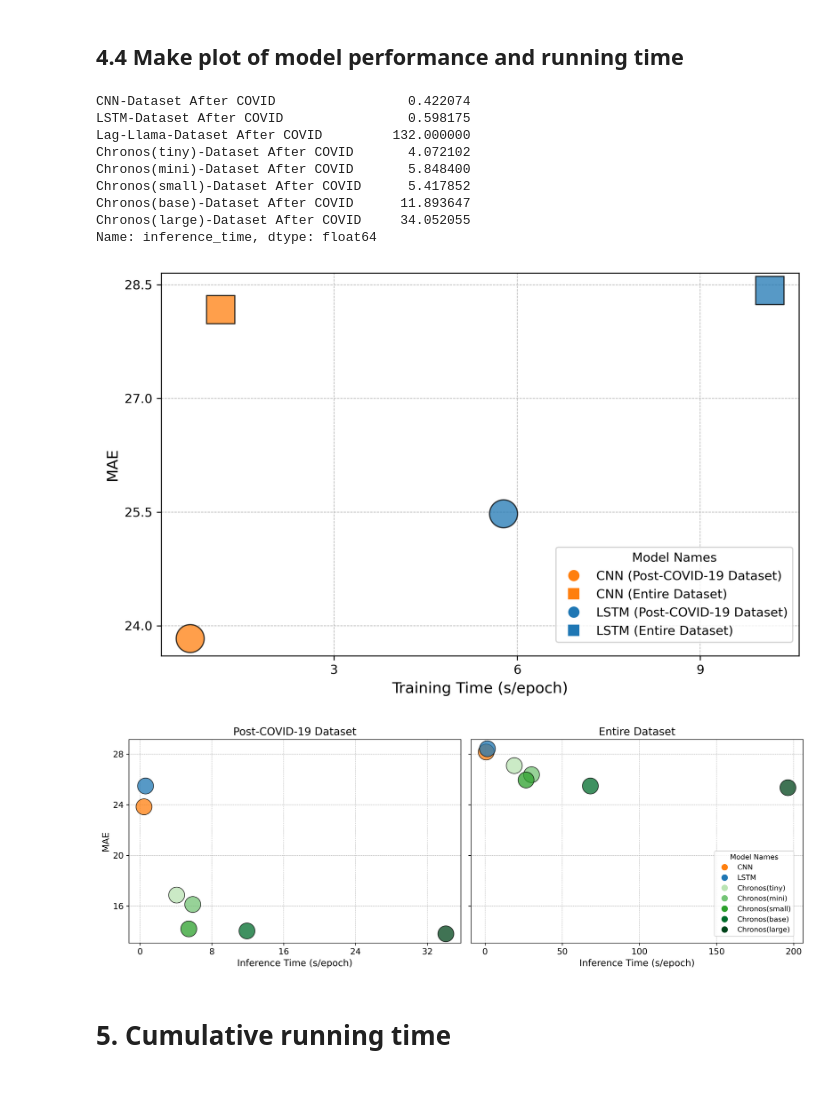
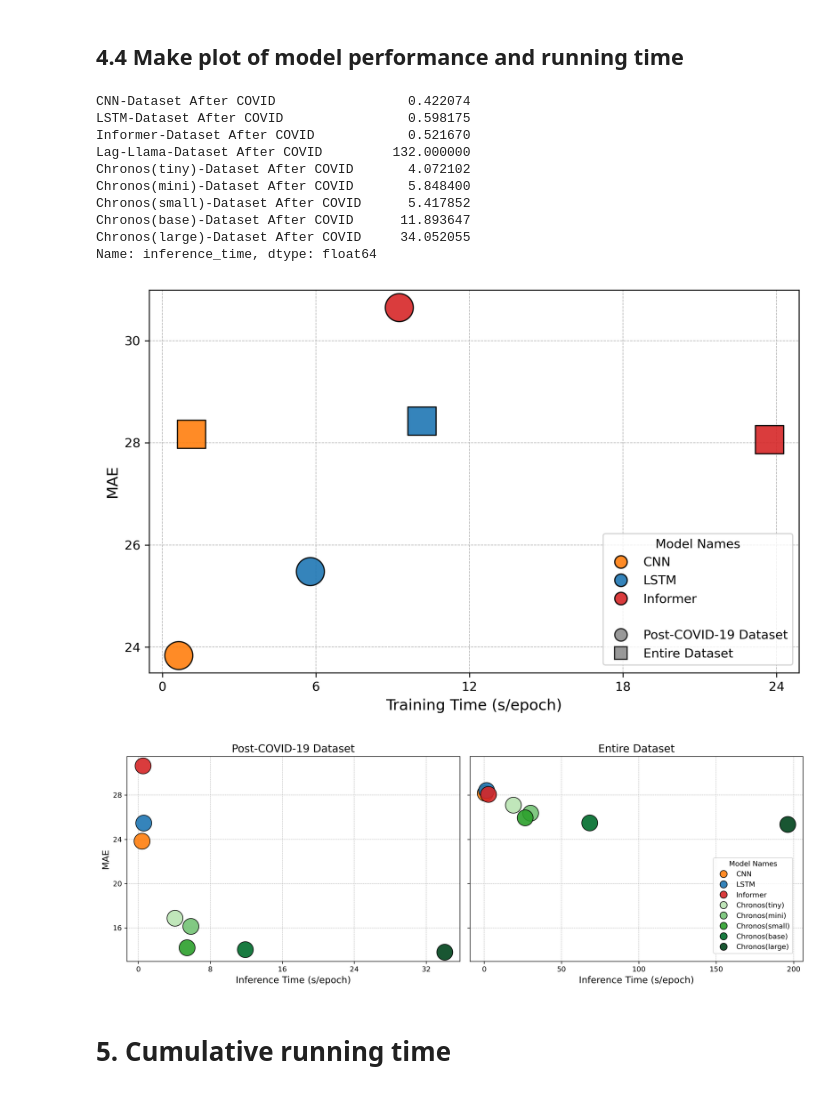
Before and after one commit to YueLi-0816/traffic_prediction, a Jupyter notebook: parameter_cal.ipynb, the cells around one changed output. Cells and saved outputs as stored; diff of their text form; code cells hidden in the pictures.

```diff
--- a/parameter_cal.ipynb
+++ b/parameter_cal.ipynb
@@ -1412,7 +1309,7 @@ df_informer_time_after_covid = pd.read_csv('transformer/running_time_informer_af
 df_informer_time_entire = pd.read_csv('transformer/running_time_informer_entire_data.csv')
 # %%
 mean_informer_time_after_covid = df_informer_time_after_covid[['training_time','inference_time']].mean().to_frame(name='Informer-Dataset After COVID')
-mean_informer_time_entire = df_informer_time_entire[['training_time','inference_time']].mean().to_frame(name='Informer-Dataset Entire Dataset')
+mean_informer_time_entire = df_informer_time_entire[['training_time','inference_time']].mean().to_frame(name='Informer-Entire Dataset')
 mean_informer_time = mean_informer_time_after_covid.join(mean_informer_time_entire)
 mean_informer_time.rename(index={'training_time': 'avg_training_time'}, inplace=True)
 mean_informer_time
@@ -1513,6 +1410,8 @@ all_time_T
 |  | CNN-Dataset After COVID | CNN-Entire Dataset | LSTM-Dataset After COVID | LSTM-Entire Dataset | ... |
 | avg_training_time | 0.640471 | 1.144112 | 5.776305 | 10.142292 | ... |
 | inference_time | 0.422074 | 0.619869 | 0.598175 | 1.486497 | ... |
+# %%
+all_time_T = pd.concat([all_time_T, mean_informer_time], axis=1)
 # %%
 perform_time_all = pd.concat([all_time_T, mean_perform_all], sort=False)
 perform_time_all
@@ -1528,14 +1427,14 @@ perform_time_all
 # %%
 # Splitting the data into two separate sets: After COVID and Entire Dataset
 after_covid_cols = [
-    'CNN-Dataset After COVID', 'LSTM-Dataset After COVID',
+    'CNN-Dataset After COVID', 'LSTM-Dataset After COVID', 'Informer-Dataset After COVID',
     'Lag-Llama-Dataset After COVID', 'Chronos(tiny)-Dataset After COVID',
     'Chronos(mini)-Dataset After COVID', 'Chronos(small)-Dataset After COVID',
     'Chronos(base)-Dataset After COVID', 'Chronos(large)-Dataset After COVID'
 ]
 
 entire_dataset_cols = [
-    'CNN-Entire Dataset', 'LSTM-Entire Dataset',
+    'CNN-Entire Dataset', 'LSTM-Entire Dataset', 'Informer-Entire Dataset',
     'Lag-Llama-Entire Dataset', 'Chronos(tiny)-Entire Dataset',
     'Chronos(mini)-Entire Dataset', 'Chronos(small)-Entire Dataset',
     'Chronos(base)-Entire Dataset', 'Chronos(large)-Entire Dataset'
@@ -1555,6 +1454,7 @@ inference_time_after_covid
 # %% [output]
 CNN-Dataset After COVID                 0.422074
 LSTM-Dataset After COVID                0.598175
+Informer-Dataset After COVID            0.521670
 Lag-Llama-Dataset After COVID         132.000000
 Chronos(tiny)-Dataset After COVID       4.072102
 Chronos(mini)-Dataset After COVID       5.848400
@@ -1564,13 +1464,14 @@ Chronos(large)-Dataset After COVID     34.052055
 Name: inference_time, dtype: float64
 # %%
 import matplotlib.ticker as ticker
+from matplotlib.lines import Line2D
 # Define colors for different models
-model_names = [
-    "CNN", "LSTM"]
+model_names = ["CNN", "LSTM", 'Informer']
 
 model_colors = {
     "CNN": "#ff7f0e",
-    "LSTM": "#1f77b4"
+    "LSTM": "#1f77b4",
+    'Informer': '#d62728'
 }
 
 # Assign colors based on model names
@@ -1579,45 +1480,59 @@ colors_entire_dataset = [model_colors[model] for model in model_names]
 
 # Create a single plot combining After COVID and Entire Dataset
 fig, ax = plt.subplots(figsize=(8, 5), dpi=300)
 
 # Ensure grid is behind the scatter points
 ax.set_axisbelow(True)
 
 # Plot "After COVID" data (circle markers)
 for model, color, x, y in zip(model_names, colors_after_covid, training_time_after_covid, performance_metrics_after_covid['MAE']):
-    ax.scatter(x, y, label=f"{model} (Post-COVID-19 Dataset)", marker='o', s=500, color=color, edgecolors='black', alpha=0.75)
+    ax.scatter(x, y, label=f"{model} (Post-COVID-19 Dataset)", marker='o', s=500, color=color, edgecolors='black', alpha=0.9)
 
 # Plot "Entire Dataset" data (square markers)
 for model, color, x, y in zip(model_names, colors_entire_dataset, training_time_entire_dataset, performance_metrics_entire_dataset['MAE']):
-    ax.scatter(x, y, label=f"{model} (Entire Dataset)", marker='s', s=500, color=color, edgecolors='black', alpha=0.75)
+    ax.scatter(x, y, label=f"{model} (Entire Dataset)", marker='s', s=500, color=color, edgecolors='black', alpha=0.9)
 
 #ax.set_title('Training Time vs MAE (Post-COVID-19 & Entire Dataset)')
 ax.set_xlabel('Training Time (s/epoch)', fontsize=12)
 ax.set_ylabel('MAE', fontsize=12)
 ax.grid(True, linestyle='--', linewidth=0.5)
 
 # Adjust x-axis and y-axis grid frequency
 ax.xaxis.set_major_locator(ticker.MaxNLocator(nbins=5, integer=True))
 ax.yaxis.set_major_locator(ticker.MaxNLocator(nbins=5))
 
 # Create a custom legend with distinct markers for After COVID (circle) and Entire Dataset (square)
 legend_handles = []
+# Section 1: Model colors (using gray circles to show color only)
 for model, color in model_colors.items():
-    legend_handles.append(plt.Line2D([0], [0], marker='o', color='w', markerfacecolor=color, markersize=10, label=f"{model} (Post-COVID-19 Dataset)"))
-    legend_handles.append(plt.Line2D([0], [0], marker='s', color='w', markerfacecolor=color, markersize=10, label=f"{model} (Entire Dataset)"))
+    legend_handles.append(Line2D([0], [0], marker='o', color='w',
+                                 markerfacecolor=color, markeredgecolor='black',
+                                 markersize=10, label=model, alpha=0.9))
 
-ax.legend(handles=legend_handles, title="Model Names", loc='upper right', bbox_to_anchor=(1, 0.3))
+# Add a spacer
+legend_handles.append(Line2D([0], [0], marker='none', color='w', label='',alpha=0))
+
+# Section 2: Dataset shapes (using gray color to show shape only)
+legend_handles.append(Line2D([0], [0], marker='o', color='w',
+                             markerfacecolor='gray', markeredgecolor='black',
+                             markersize=10, label='Post-COVID-19 Dataset', alpha=0.8))
+legend_handles.append(Line2D([0], [0], marker='s', color='w',
+                             markerfacecolor='gray', markeredgecolor='black',
+                             markersize=10, label='Entire Dataset', alpha=0.8))
+
+ax.legend(handles=legend_handles, title="Model Names", loc='upper right', bbox_to_anchor=(1, 0.38))
 
 plt.tight_layout()
 plt.show()
 # %% [output]
-[figure, old version]
+[figure, new version]
 # %%
 import matplotlib.ticker as ticker
 
 model_colors = {
     "CNN": "#ff7f0e",
     "LSTM": "#1f77b4",
+    'Informer': '#d62728',
     "Lag-Llama": "green",
     "Chronos(tiny)": "purple",
     "Chronos(mini)": "orange",
@@ -1627,7 +1542,7 @@ model_colors = {
 }
 
 model_names = [
-    "CNN", "LSTM", "Lag-Llama", "Chronos(tiny)",
+    "CNN", "LSTM", "Lag-Llama", 'Informer', "Chronos(tiny)",
     "Chronos(mini)", "Chronos(small)", "Chronos(base)", "Chronos(large)"
 ]
 
@@ -1661,22 +1576,22 @@ axs[1].set_axisbelow(True)
 # Plot "After COVID" data without Lag-Llama and without jitter
 for model, color, x, y in zip(filtered_model_names, filtered_colors_after_covid,
                                filtered_inference_time_after_covid, filtered_mae_after_covid):
-    axs[0].scatter(x, y, label=model, marker='o', s=500, color=color, edgecolors='black', alpha=0.75)
+    axs[0].scatter(x, y, label=model, marker='o', s=500, color=color, edgecolors='black', alpha=0.9)
 
 axs[0].set_title('Post-COVID-19 Dataset', fontsize=15)
 axs[0].set_xlabel('Inference Time (s/epoch)', fontsize=13)
 axs[0].set_ylabel('MAE', fontsize=13)
-axs[0].tick_params(axis='both', labelsize=12)
+axs[0].tick_params(axis='both', labelsize=10)
 axs[0].grid(True, linestyle='--', linewidth=0.5)
 
 # Plot "Entire Dataset" data without Lag-Llama and without jitter
 for model, color, x, y in zip(filtered_model_names, filtered_colors_entire_dataset,
                                filtered_inference_time_entire_dataset, filtered_mae_entire_dataset):
-    axs[1].scatter(x, y, label=model, marker='o', s=500, color=color, edgecolors='black', alpha=0.75)
+    axs[1].scatter(x, y, label=model, marker='o', s=500, color=color, edgecolors='black', alpha=0.9)
 
 axs[1].set_title('Entire Dataset', fontsize=15)
 axs[1].set_xlabel('Inference Time (s/epoch)', fontsize=13)
-axs[1].tick_params(axis='both', labelsize=12)
+axs[1].tick_params(axis='both', labelsize=10)
 axs[1].grid(True, linestyle='--', linewidth=0.5)
 
 # Adjust x-axis grid frequency
@@ -1687,13 +1602,14 @@ axs[0].xaxis.set_major_locator(ticker.MaxNLocator(nbins=5))
 axs[0].yaxis.set_major_locator(ticker.MaxNLocator(nbins=5))
 
 # Create a custom legend excluding Lag-Llama
-filtered_handles = [plt.Line2D([0], [0], marker='o', color='w', markerfacecolor=color, markersize=10, label=model)
+filtered_handles = [plt.Line2D([0], [0], marker='o', color='w', markerfacecolor=color, markersize=10,
+                               markeredgecolor='black', label=model, alpha=0.9)
                     for model, color in model_colors.items() if model != "Lag-Llama"]
-fig.legend(handles=filtered_handles, title="Model Names", loc='upper right', bbox_to_anchor=(0.98, 0.5))
+fig.legend(handles=filtered_handles, title="Model Names", loc='upper right', bbox_to_anchor=(0.98, 0.54))
 
 plt.tight_layout()
 plt.show()
 # %% [output]
-[figure, old version]
+[figure, new version]
 # %% [markdown]
 # 5. Cumulative running time
```
Also changed, not shown: parts of 11 cells of this notebook.
